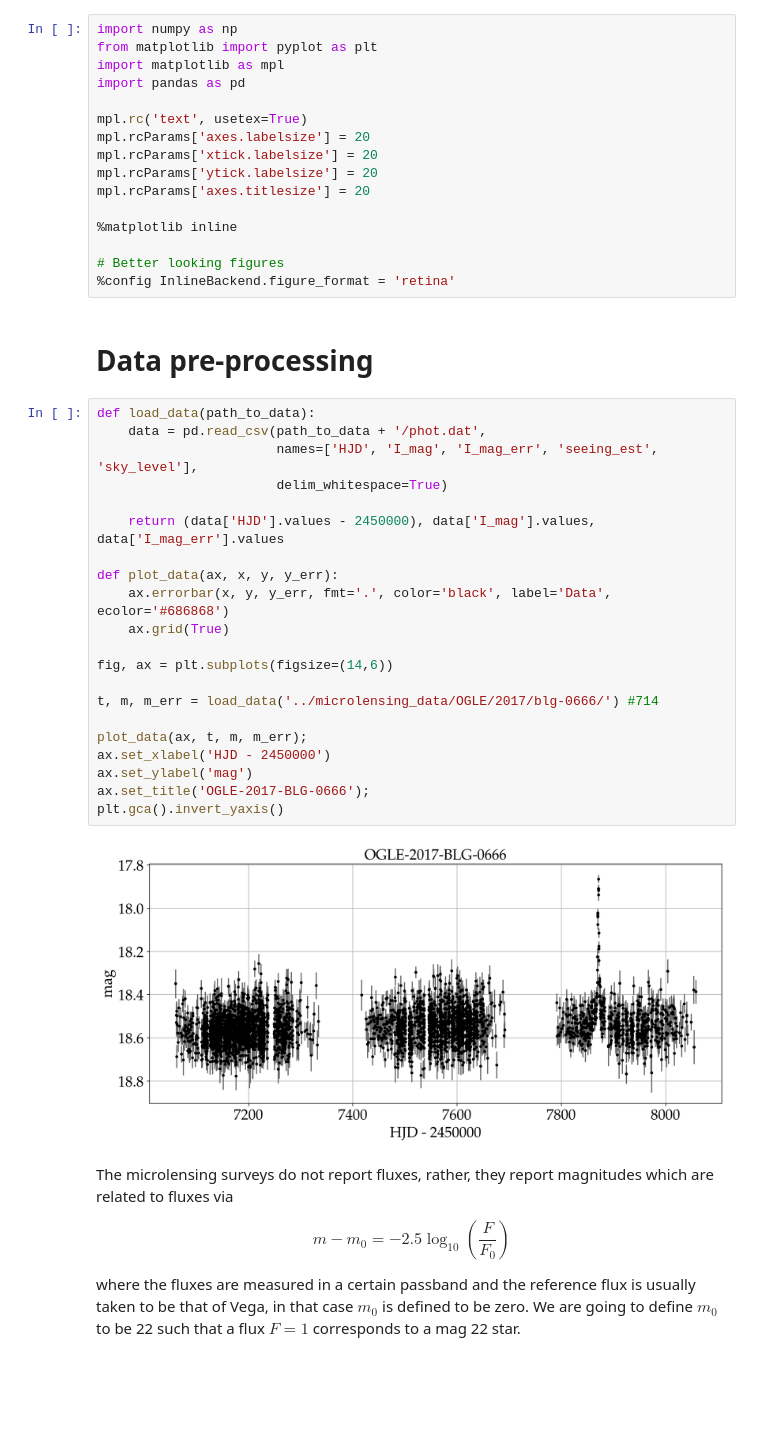
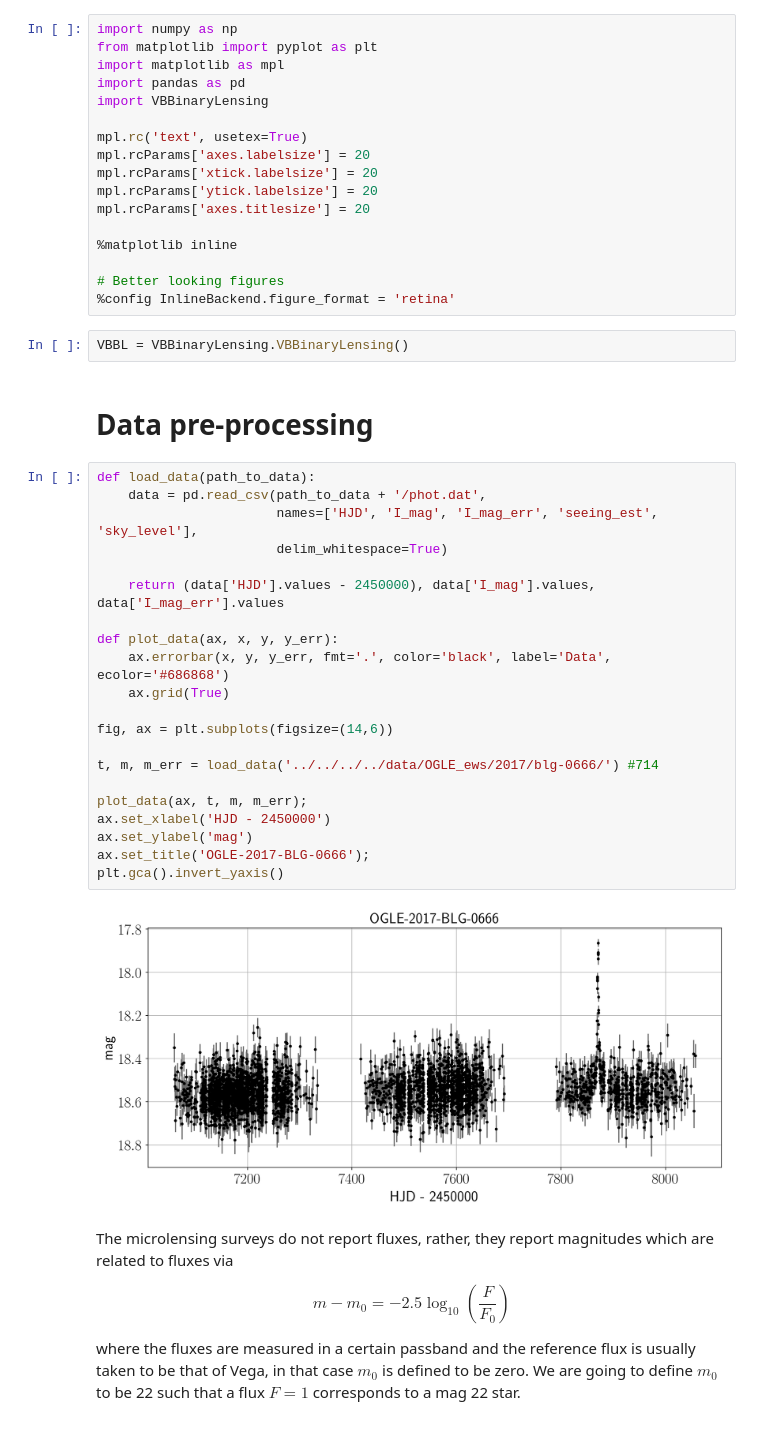
Before and after one commit to fbartolic/caustic, a Jupyter notebook: src/notebooks/priors_and_parametrization.ipynb, the cells around one changed output. Drawn from its saved outputs; the diff is of its cells as text; blank space fills up the shorter version.

```diff
--- a/src/notebooks/priors_and_parametrization.ipynb
+++ b/src/notebooks/priors_and_parametrization.ipynb
@@ -3,6 +3,7 @@ import numpy as np
 from matplotlib import pyplot as plt
 import matplotlib as mpl
 import pandas as pd
+import VBBinaryLensing
 
 mpl.rc('text', usetex=True)
 mpl.rcParams['axes.labelsize'] = 20
@@ -14,31 +15,33 @@ mpl.rcParams['axes.titlesize'] = 20
 
 # Better looking figures
 %config InlineBackend.figure_format = 'retina'
+# %%
+VBBL = VBBinaryLensing.VBBinaryLensing()
 # %% [markdown]
 # Data pre-processing
 # %%
 def load_data(path_to_data):
     data = pd.read_csv(path_to_data + '/phot.dat',
                        names=['HJD', 'I_mag', 'I_mag_err', 'seeing_est', 'sky_level'],
                        delim_whitespace=True)
 
     return (data['HJD'].values - 2450000), data['I_mag'].values, data['I_mag_err'].values
 
 def plot_data(ax, x, y, y_err):
     ax.errorbar(x, y, y_err, fmt='.', color='black', label='Data', ecolor='#686868')
     ax.grid(True)
 
 fig, ax = plt.subplots(figsize=(14,6))
 
-t, m, m_err = load_data('../microlensing_data/OGLE/2017/blg-0666/') #714
+t, m, m_err = load_data('../../../../data/OGLE_ews/2017/blg-0666/') #714
 
 plot_data(ax, t, m, m_err);
 ax.set_xlabel('HJD - 2450000')
 ax.set_ylabel('mag')
 ax.set_title('OGLE-2017-BLG-0666');
 plt.gca().invert_yaxis()
 # %% [output]
-[figure, old version]
+[figure, new version]
 # %% [markdown]
 The microlensing surveys do not report fluxes, rather, they report magnitudes which are related to fluxes via
 
```
Also changed, not shown: parts of 8 cells of this notebook, 9 other files.
